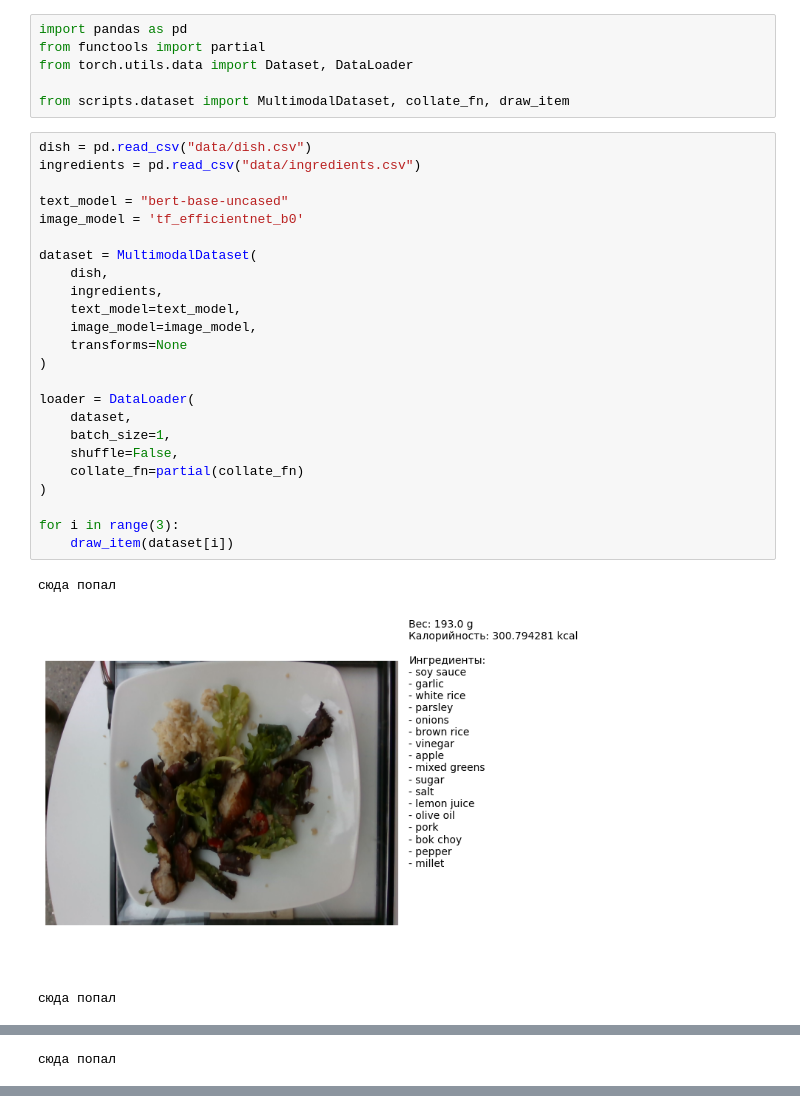
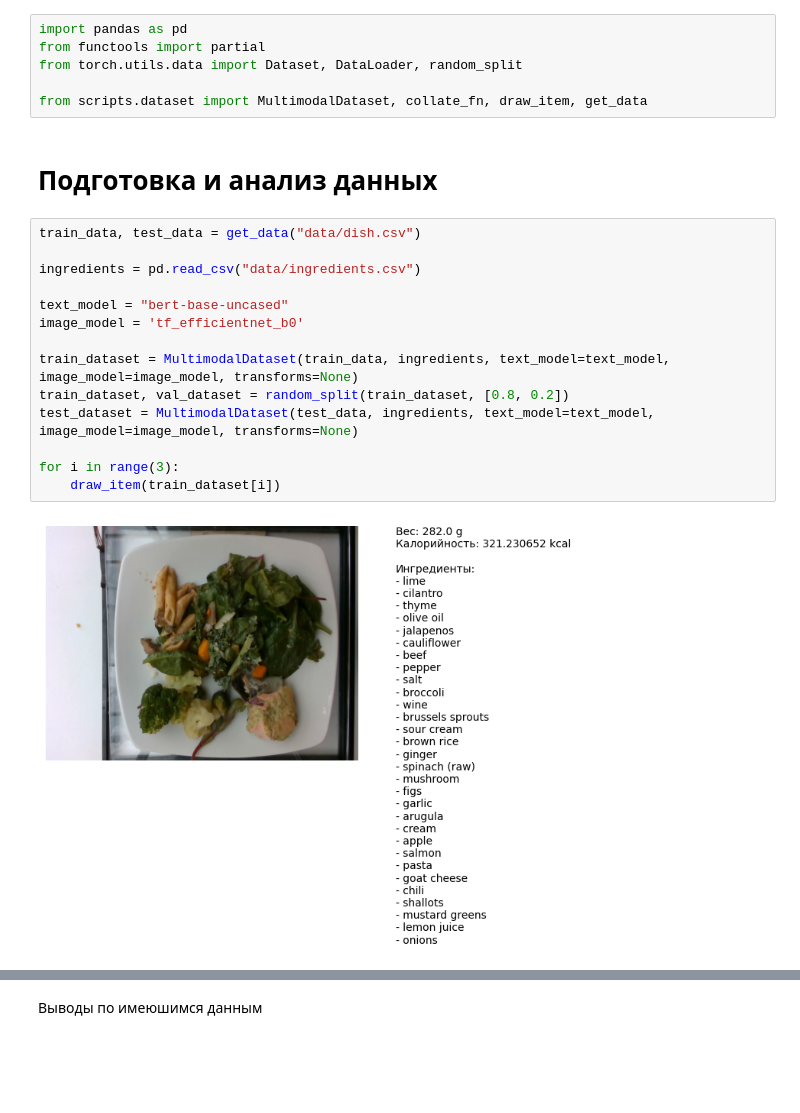
Before and after one commit to Examle20/calories, a Jupyter notebook: solution.ipynb, the cells around one changed output, grey strips where cells are left out. Saved outputs shown, nothing was run; the diff lists cells and outputs as text; blank space fills up the shorter version.

```diff
--- a/solution.ipynb
+++ b/solution.ipynb
@@ -1,34 +1,24 @@
 # %%
 import pandas as pd
 from functools import partial
-from torch.utils.data import Dataset, DataLoader
+from torch.utils.data import Dataset, DataLoader, random_split
 
-from scripts.dataset import MultimodalDataset, collate_fn, draw_item
+from scripts.dataset import MultimodalDataset, collate_fn, draw_item, get_data
+# %% [markdown]
+# Подготовка и анализ данных
 # %%
-dish = pd.read_csv("data/dish.csv")
+train_data, test_data = get_data("data/dish.csv")
+
 ingredients = pd.read_csv("data/ingredients.csv")
 
 text_model = "bert-base-uncased"
 image_model = 'tf_efficientnet_b0'
 
-dataset = MultimodalDataset(
-    dish,
-    ingredients,
-    text_model=text_model,
-    image_model=image_model,
-    transforms=None
-)
-
-loader = DataLoader(
-    dataset,
-    batch_size=1,
-    shuffle=False,
-    collate_fn=partial(collate_fn)
-)
+train_dataset = MultimodalDataset(train_data, ingredients, text_model=text_model, image_model=image_model, transforms=None)
+train_dataset, val_dataset = random_split(train_dataset, [0.8, 0.2])
+test_dataset = MultimodalDataset(test_data, ingredients, text_model=text_model, image_model=image_model, transforms=None)
 
 for i in range(3):
-    draw_item(dataset[i])
+    draw_item(train_dataset[i])
 # %% [output]
-сюда попал
-[figure, old version]
+[figure, new version]
-сюда попал
@@ -36 +25,0 @@ for i in range(3):
-сюда попал
@@ -37,0 +27,2 @@ for i in range(3):
+# %% [markdown]
+Выводы по имеюшимся данным
```
Also changed, not shown: parts of 1 cell of this notebook, 1 other file.
